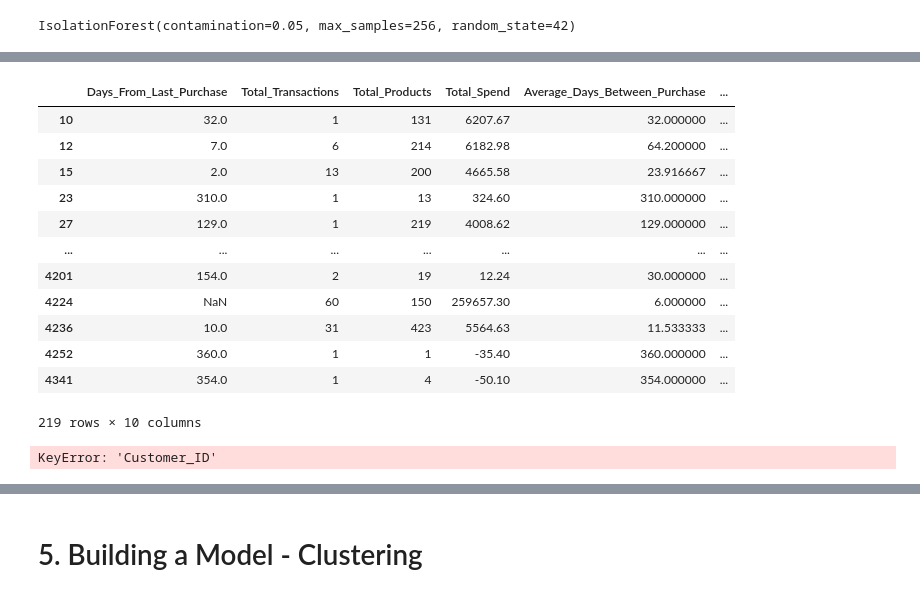
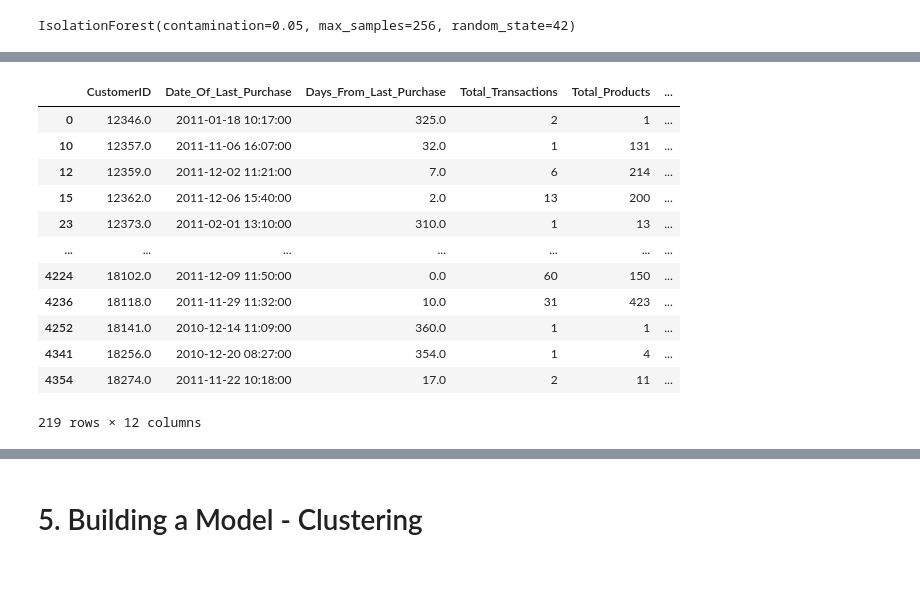
Before and after one commit to iamyunaseo/e-commerce-customer-behavior-analytics, a Jupyter notebook: e-commerce-customer-behavior-analytics.ipynb, the cells around one changed output, grey strips where cells are left out. Cells and saved outputs as stored; diff of their text form; code cells hidden in the pictures.

```diff
--- a/e-commerce-customer-behavior-analytics.ipynb
+++ b/e-commerce-customer-behavior-analytics.ipynb
@@ -649,6 +650,8 @@ customer_df
 4363 rows × 2 columns
 # %%
 customer_df['Days_From_Last_Purchase'] = (df['InvoiceDate'].max() - customer_df['Date_Of_Last_Purchase']).dt.days
+# %%
+customer_df['Days_From_Last_Purchase'] = customer_df['Days_From_Last_Purchase'].fillna(0)
 # %%
 customer_df.head()
 # %% [output]
@@ -914,9 +910,13 @@ if_df.drop(columns = 'Date_Of_Last_Purchase', inplace=True)
+# %%
+features = customer_df.columns.to_list()
+features.remove('CustomerID')
+features.remove('Date_Of_Last_Purchase')
 # %%
 # Initializing the IsolationForest model with max_samples of 256, n_estimators of 100, and contamination of 0.05
 model = IsolationForest(max_samples=256, n_estimators=100, contamination=0.05, random_state=42)
-model.fit(if_df)
+model.fit(customer_df[features])
 # %% [output]
 IsolationForest(contamination=0.05, max_samples=256, random_state=42)
 # %%
-if_df['anomaly_score'] = model.decision_function(if_df)
-if_df['anomaly'] = model.predict(if_df.iloc[:, :-1])
+customer_df['anomaly_score'] = model.decision_function(customer_df[features])
+customer_df['anomaly'] = model.predict(customer_df[features])
@@ -947,20 +939,16 @@ dtype: int64
 # %%
-if_df[if_df['anomaly']==-1]
+customer_df[customer_df['anomaly']==-1]
 # %% [output]
-|  | Days_From_Last_Purchase | Total_Transactions | Total_Products | Total_Spend | Average_Days_Between_Purchase | ... |
-| 10 | 32.0 | 1 | 131 | 6207.67 | 32.000000 | ... |
-| 12 | 7.0 | 6 | 214 | 6182.98 | 64.200000 | ... |
-| 15 | 2.0 | 13 | 200 | 4665.58 | 23.916667 | ... |
-| 23 | 310.0 | 1 | 13 | 324.60 | 310.000000 | ... |
-| 27 | 129.0 | 1 | 219 | 4008.62 | 129.000000 | ... |
+|  | CustomerID | Date_Of_Last_Purchase | Days_From_Last_Purchase | Total_Transactions | Total_Products | ... |
+| 0 | 12346.0 | 2011-01-18 10:17:00 | 325.0 | 2 | 1 | ... |
+| 10 | 12357.0 | 2011-11-06 16:07:00 | 32.0 | 1 | 131 | ... |
+| 12 | 12359.0 | 2011-12-02 11:21:00 | 7.0 | 6 | 214 | ... |
+| 15 | 12362.0 | 2011-12-06 15:40:00 | 2.0 | 13 | 200 | ... |
+| 23 | 12373.0 | 2011-02-01 13:10:00 | 310.0 | 1 | 13 | ... |
 | ... | ... | ... | ... | ... | ... | ... |
-| 4201 | 154.0 | 2 | 19 | 12.24 | 30.000000 | ... |
-| 4224 | NaN | 60 | 150 | 259657.30 | 6.000000 | ... |
-| 4236 | 10.0 | 31 | 423 | 5564.63 | 11.533333 | ... |
-| 4252 | 360.0 | 1 | 1 | -35.40 | 360.000000 | ... |
-| 4341 | 354.0 | 1 | 4 | -50.10 | 354.000000 | ... |
+| 4224 | 18102.0 | 2011-12-09 11:50:00 | 0.0 | 60 | 150 | ... |
+| 4236 | 18118.0 | 2011-11-29 11:32:00 | 10.0 | 31 | 423 | ... |
+| 4252 | 18141.0 | 2010-12-14 11:09:00 | 360.0 | 1 | 1 | ... |
+| 4341 | 18256.0 | 2010-12-20 08:27:00 | 354.0 | 1 | 4 | ... |
+| 4354 | 18274.0 | 2011-11-22 10:18:00 | 17.0 | 2 | 11 | ... |
-219 rows × 10 columns
+219 rows × 12 columns
-# %%
-customer_df['anomaly'] = customer_df.merge(if_df, on = 'Customer_ID', how = 'left')
-# %% [output]
-KeyError: 'Customer_ID'
```
Also changed, not shown: parts of 11 cells of this notebook, 2 other files.
